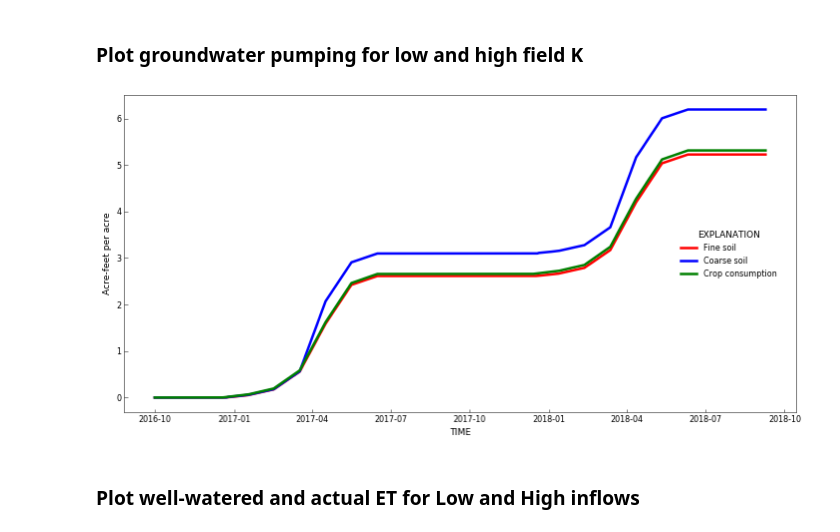
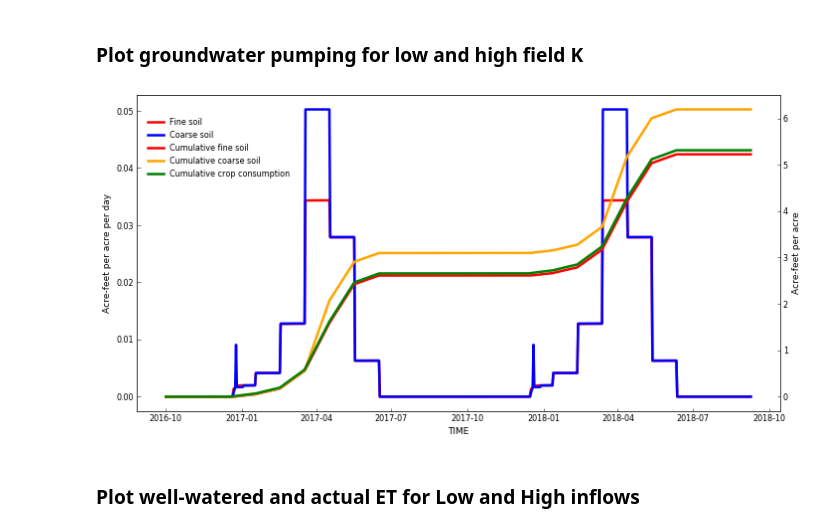
Before and after one commit to rniswon/mfnwt, a Jupyter notebook: Examples/AgWaterUse/Agwater1_gwonly/notebook/Ag_ETdemand.ipynb, the cells around one changed output. Drawn from its saved outputs; the diff is of its cells as text; code cells hidden in the pictures.

```diff
--- a/Examples/AgWaterUse/Agwater1_gwonly/notebook/Ag_ETdemand.ipynb
+++ b/Examples/AgWaterUse/Agwater1_gwonly/notebook/Ag_ETdemand.ipynb
@@ -223,45 +223,37 @@ print(y2et_high_cum[len(y2et_high_cum)-1]/2)
 # %%
 # blow up the fonts for this demo
 plt.rcParams['xtick.labelsize'] = 8
 plt.rcParams['ytick.labelsize'] = 8
 plt.rcParams['axes.titlesize'] = 14
 
 fig, axes = plt.subplots(1, 1, figsize=(10, 5))
 #axes = axes.flat
-axes.plot(plotdates,y2_low_cum,color='r', linewidth=2.5, label="Fine soil")
-axes.plot(plotdates,y2_high_cum,color='b', linewidth=2.5, label="Coarse soil")
-axes.plot(plotdates,y2et_low_cum,color='g', linewidth=2.5, label="Crop consumption")
-#axes[1].plot(plotdates,y2et_high_cum,color='b', linewidth=2.5, label="Coarse soil")
+lns1 = axes.plot(plotdates,y2_low,color='r', linewidth=2.5, label="Fine soil")
+lns2 = axes.plot(plotdates,y2_high,color='b', linewidth=2.5, label="Coarse soil")
+ax2 = axes.twinx()
+lns3 = ax2.plot(plotdates,y2_low_cum, color='r', linewidth=2.5, label="Cumulative fine soil")
+lns4 = ax2.plot(plotdates,y2_high_cum, color='orange', linewidth=2.5, label="Cumulative coarse soil")
+lns5 = ax2.plot(plotdates,y2et_low_cum,color='g', linewidth=2.5, label="Cumulative crop consumption")
+axes.set_ylabel('Acre-feet per acre per day')
+axes.set_xlabel(header[0])
+ax2.set_ylabel('Acre-feet per acre', color='black')  # we already handled the x-label with ax1
+# Set legend
+lns = lns1+lns2+lns3+lns4+lns5
+labs = [l.get_label() for l in lns]
+axes.legend(lns, labs, loc=0, bbox_to_anchor=(.25, 0.95))
 
-#start, end = axes[0].get_xlim()
-#start, end = axes[1].get_xlim()
-
-#axes[0].xaxis.set_ticks(np.arange(start, end, 90.0))
-#axes[1].xaxis.set_ticks(np.arange(start, end, 90.0))
-
-axes.set_ylabel('Acre-feet per acre')
 axes.set_xlabel(header[0])
-
-plt.ylabel('Acre-feet per acre')
 plt.xlabel(header[0])
 
 #rf.title(axes[0], 'Groundwater irrigation requirements for fine and coarse soil', subplot_prefix='A')
 #rf.title(axes[1], 'Cumulative groundwater irrigation requirements for fine and coarse soil', subplot_prefix='B')
 
 fmt = mdates.DateFormatter('%Y-%m-%d')
 
-# Set legend
-handles, labels = axes.get_legend_handles_labels()
-rf.legend(axes, handles, labels, bbox_to_anchor=(.9, 0.4))
-
-# Set legend
-#handles, labels = axes[1].get_legend_handles_labels()
-#rf.legend(axes[1], handles, labels, bbox_to_anchor=(.9, 0.4))
-
 plt.tight_layout()
 plt.savefig('GWonlyQ.pdf')
 # %% [output]
-[figure, old version]
+[figure, new version]
 # %% [markdown]
 ### Plot well-watered and actual ET for Low and High inflows
 # %%
```
Also changed, not shown: parts of 1 cell of this notebook, 2 other files.
